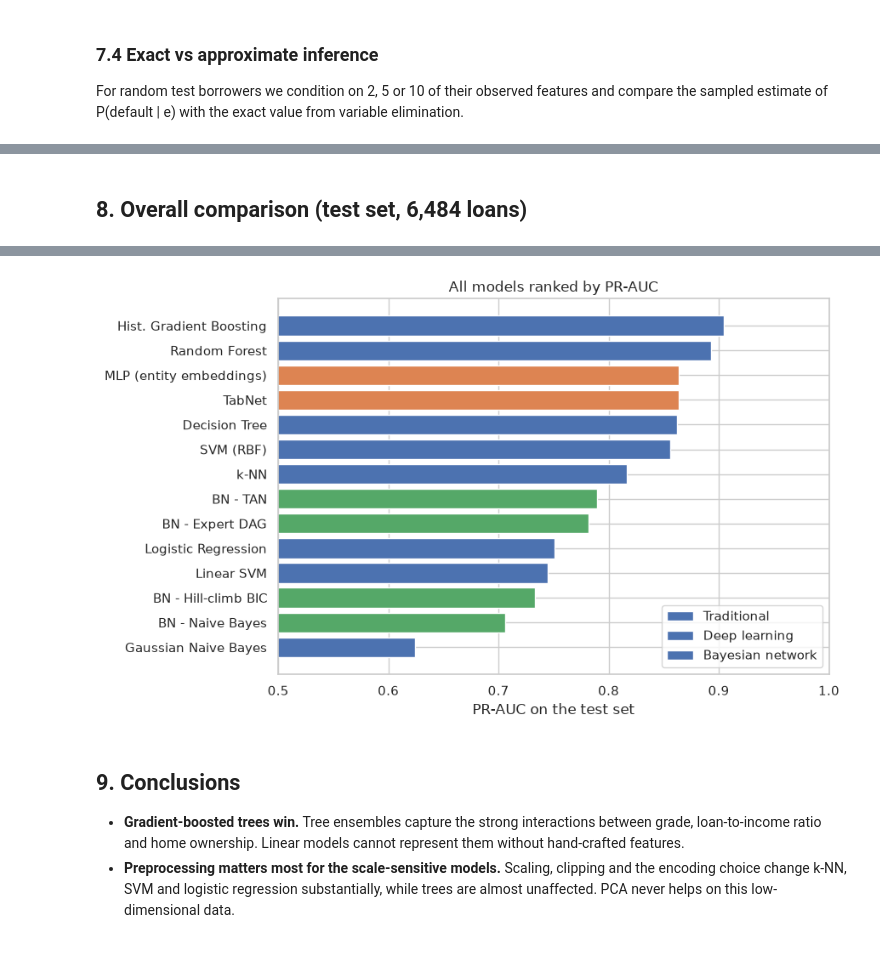
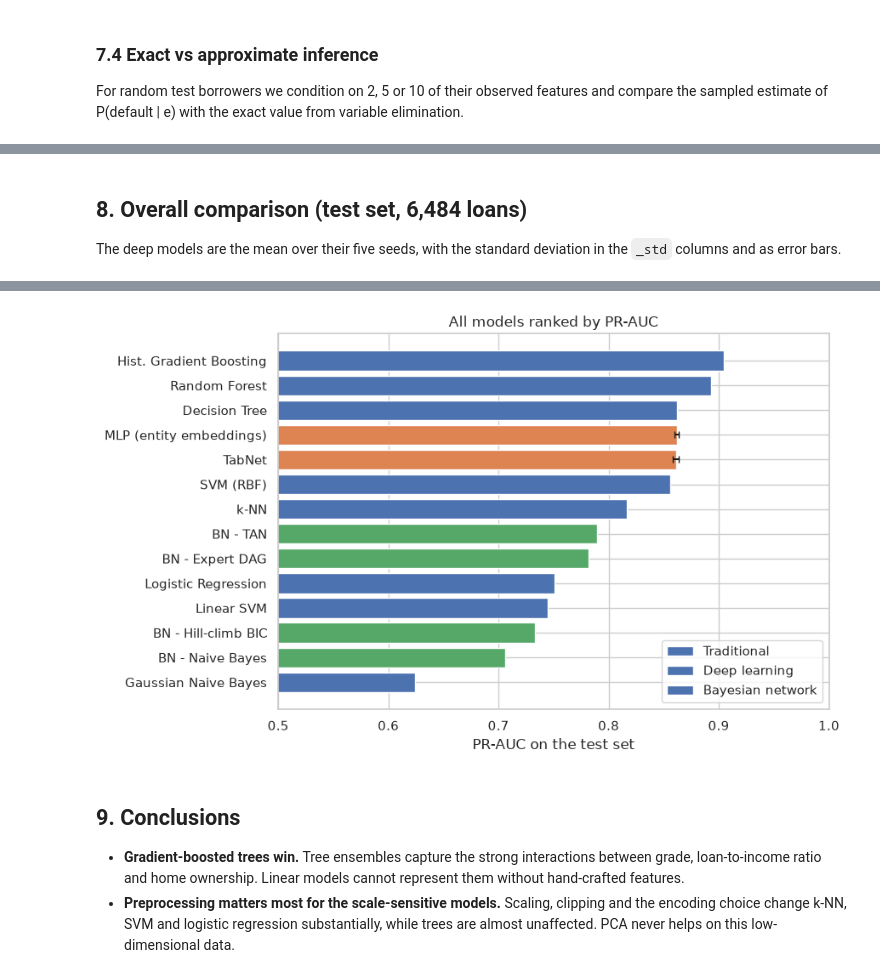
Before and after one commit to datduongabc/credit-risk-classification, a Jupyter notebook: notebooks/credit_risk_pipeline.ipynb, the cells around one changed output, grey strips where cells are left out. Drawn from its saved outputs; the diff is of its cells as text; code cells hidden in the pictures.

```diff
--- a/notebooks/credit_risk_pipeline.ipynb
+++ b/notebooks/credit_risk_pipeline.ipynb
@@ -625,6 +630,7 @@ standardized. Categorical columns become integer codes that feed trainable **ent
 ### 6.1 MLP architecture and training variants
 # %%
 torch.set_num_threads(CORES)
-mlp_results, mlp_models = deep.run_mlp_variants(X_train, y_train, X_test, y_test)
-display(mlp_results[["model", "val_pr_auc", "pr_auc", "roc_auc", "f2_tuned", "recall_tuned", "precision_tuned", "epochs", "fit_time"]].round(4))
+mlp_results, mlp_runs, mlp_models = deep.run_mlp_variants(X_train, y_train, X_test, y_test)
+display(deep.format_mean_std(mlp_results, ["val_pr_auc", "pr_auc", "roc_auc", "f2_tuned", "recall_tuned", "precision_tuned"])
+        .assign(epochs=mlp_results.epochs.round(1), fit_time=mlp_results.fit_time.round(1)))
 # %% [output]
@@ -657,12 +663,12 @@ fig.tight_layout(); reporting.save_figure(fig, "mlp_training"); plt.show()
 # %% [markdown]
 ### 6.2 TabNet
 # %%
-tabnet = deep.TabNetWrapper().fit(X_train, y_train)
-tabnet_row = deep.evaluate_network("TabNet", tabnet, X_test, y_test)
-display(pd.DataFrame([tabnet_row]).round(4))
+tabnet_results, tabnet_runs, tabnet = deep.run_tabnet(X_train, y_train, X_test, y_test)
+display(deep.format_mean_std(tabnet_results, ["pr_auc", "roc_auc", "f2_tuned", "recall_tuned", "precision_tuned"])
+        .assign(epochs=tabnet_results.epochs.round(1), fit_time=tabnet_results.fit_time.round(1)))
 fig, ax = plt.subplots(figsize=(7, 4))
 tabnet.feature_importances().sort_values().plot.barh(ax=ax, color="#55a868")
-ax.set_title("TabNet attention-based feature importance"); fig.tight_layout()
+ax.set_title(f"TabNet attention-based feature importance (seed {config.SEED})"); fig.tight_layout()
 reporting.save_figure(fig, "tabnet_importance"); plt.show()
 # %% [output]
 Early stopping occurred at epoch 44 with best_epoch = 34 and best_val_0_auc = 0.92467
@@ -833,23 +856,29 @@ fig.tight_layout(); reporting.save_figure(fig, "bn_inference_error"); plt.show()
 [figure]
 # %% [markdown]
 ## 8. Overall comparison (test set, 6,484 loans)
+The deep models are the mean over their five seeds, with the standard deviation in the `_std` columns and as
+error bars.
 # %%
+OVERALL_METRICS = {"pr_auc": "pr_auc", "roc_auc": "roc_auc", "f2": "f2_tuned", "recall": "recall_tuned",
+                   "precision": "precision_tuned", "accuracy": "accuracy_tuned"}
+
 def pick(df, name_col, name, family, label=None):
     r = df[df[name_col] == name].iloc[0]
-    return {"family": family, "model": label or name, "pr_auc": r.pr_auc, "roc_auc": r.roc_auc,
-            "f2": r.f2_tuned, "recall": r.recall_tuned, "precision": r.precision_tuned, "accuracy": r.accuracy_tuned}
+    row = {"family": family, "model": label or name, **{k: r[c] for k, c in OVERALL_METRICS.items()}}
+    # Only the seed-averaged deep models carry a spread.
+    return row | {f"{k}_std": r.get(f"{c}_std", np.nan) for k, c in OVERALL_METRICS.items()}
 
 overall = pd.DataFrame(
     [pick(test_results, "key", k, "Traditional", pipeline.MODEL_LABELS[k]) for k in best]
     + [pick(mlp_results, "model", "MLP 128-64 (reference)", "Deep learning", "MLP (entity embeddings)"),
-       pick(pd.DataFrame([tabnet_row]), "model", "TabNet", "Deep learning")]
+       pick(tabnet_results, "model", "TabNet", "Deep learning")]
     + [pick(bn_results, "structure", s, "Bayesian network", f"BN - {s}") for s in bn_results.structure]
 ).sort_values("pr_auc", ascending=False).reset_index(drop=True)
 overall.to_csv(config.RESULTS_DIR / "overall.csv", index=False)
 display(overall.round(4))
 fig, ax = plt.subplots(figsize=(9, 5.5))
 colors = overall.family.map({"Traditional": "#4c72b0", "Deep learning": "#dd8452", "Bayesian network": "#55a868"})
-ax.barh(overall.model[::-1], overall.pr_auc[::-1], color=colors[::-1])
+ax.barh(overall.model[::-1], overall.pr_auc[::-1], xerr=overall.pr_auc_std[::-1], color=colors[::-1], capsize=3)
 for fam, c in [("Traditional", "#4c72b0"), ("Deep learning", "#dd8452"), ("Bayesian network", "#55a868")]:
     ax.barh([], [], color=c, label=fam)
 ax.set_xlim(0.5, 1); ax.set_xlabel("PR-AUC on the test set"); ax.legend(loc="lower right")
@@ -874,4 +903,4 @@ fig.tight_layout(); reporting.save_figure(fig, "overall_pr_auc"); plt.show()
-[figure, old version]
+[figure, new version]
 # %% [markdown]
 ## 9. Conclusions
 * **Gradient-boosted trees win.** Tree ensembles capture the strong interactions between grade, loan-to-income
```
Also changed, not shown: parts of 17 cells of this notebook, 41 other files.
